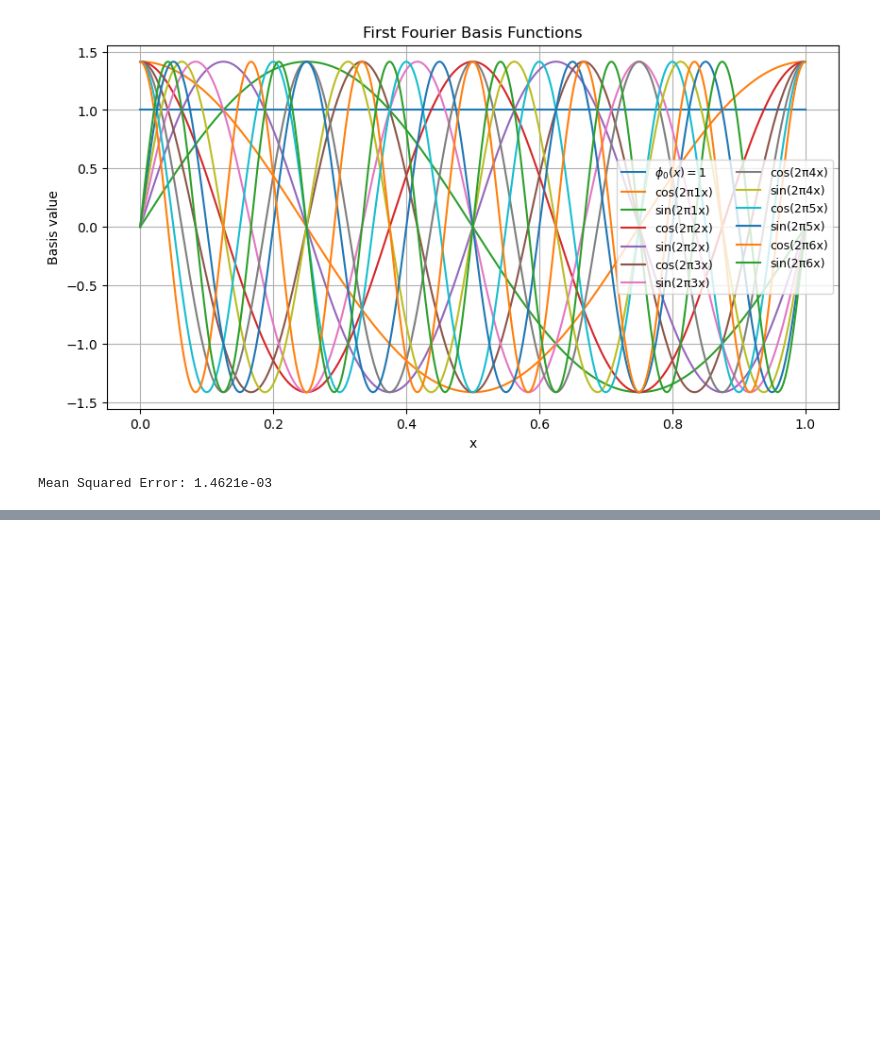
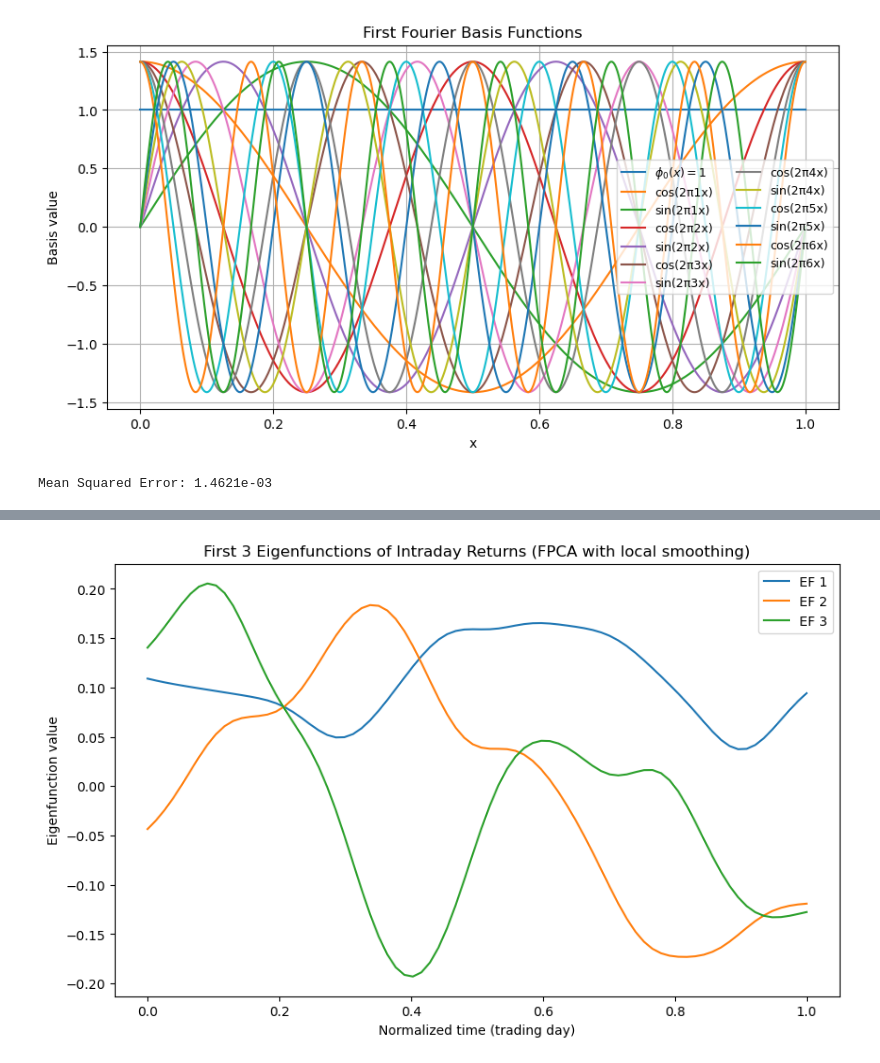
Before and after one commit to Guillaume-melis/Econometrie_S1, a Jupyter notebook: continuous_time_modelling.ipynb, the cells around one changed output, grey strips where cells are left out. Cells and saved outputs as stored; diff of their text form; code cells hidden in the pictures; blank space fills up the shorter version.

```diff
--- a/continuous_time_modelling.ipynb
+++ b/continuous_time_modelling.ipynb
@@ -321,0 +373,46 @@ Mean Squared Error: 1.4621e-03
+# %%
+# 1. Simuler des retours intraday
+np.random.seed(42)
+n_days = 100
+n_intraday = 78
+times = np.linspace(0, 1, n_intraday)
+
+def simulate_intraday_return_pattern(t):
+    return 0.001 * np.sin(2 * np.pi * t * 2)
+
+returns = np.array([
+    simulate_intraday_return_pattern(times) + 0.01 * np.random.randn(n_intraday)
+    for _ in range(n_days)
+])
+
+# 2. Lissage local (Nadaraya-Watson)
+def nadaraya_watson_smoother(data, bandwidth=0.05):
+    n_samples, n_points = data.shape
+    smoothed = np.zeros_like(data)
+    for i in range(n_points):
+        weights = norm.pdf(times - times[i], scale=bandwidth)
+        weights /= weights.sum()
+        smoothed[:, i] = data @ weights
+    return smoothed
+
+returns_smooth = nadaraya_watson_smoother(returns)
+
+# 3. FPCA via SVD
+# Centrer les données
+returns_centered = returns_smooth - returns_smooth.mean(axis=0)
+
+U, S, Vt = svd(returns_centered, full_matrices=False)
+# Vt contient les eigenfunctions
+eigenfunctions = Vt[:3]  # 3 premières
+
+# 4. Tracer les 3 premières eigenfunctions
+plt.figure(figsize=(10, 6))
+for i, ef in enumerate(eigenfunctions):
+    plt.plot(times, ef, label=f'EF {i+1}')
+plt.xlabel("Normalized time (trading day)")
+plt.ylabel("Eigenfunction value")
+plt.title("First 3 Eigenfunctions of Intraday Returns (FPCA with local smoothing)")
+plt.legend()
+plt.show()
+# %% [output]
+[figure, added]
```
Also changed, not shown: parts of 24 cells of this notebook.
